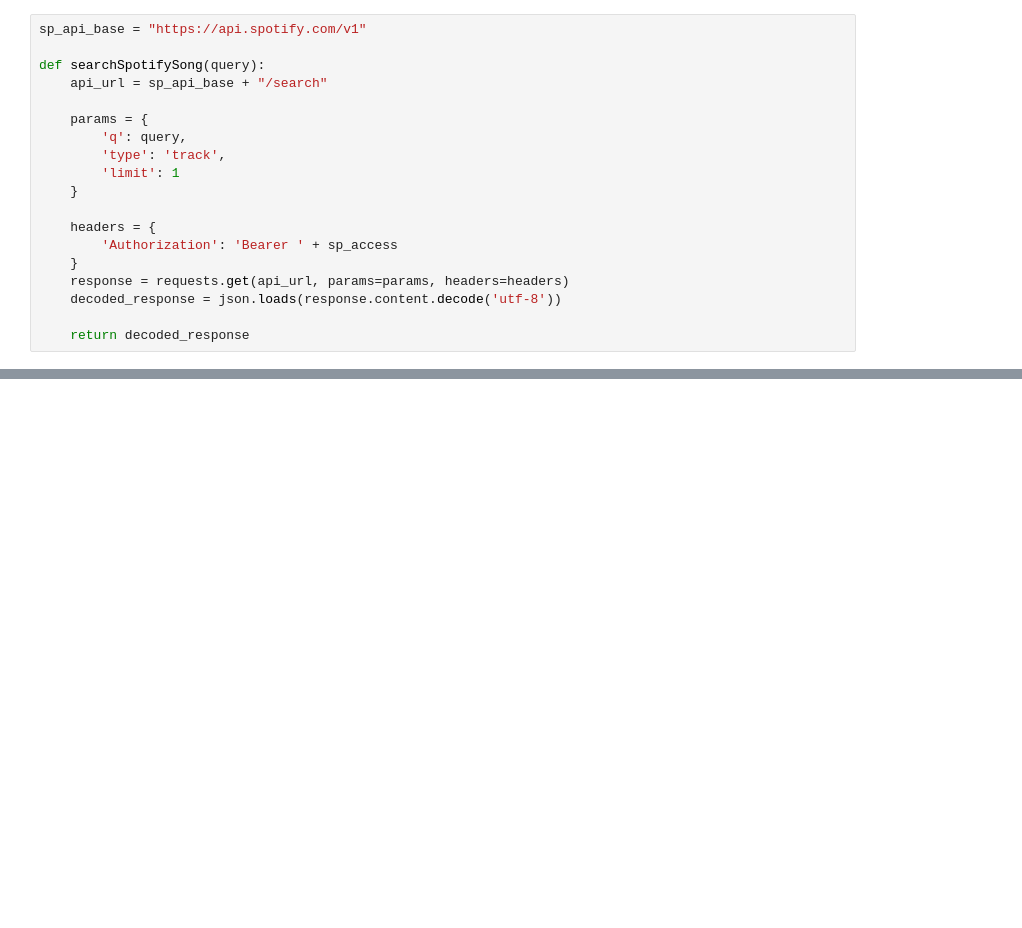
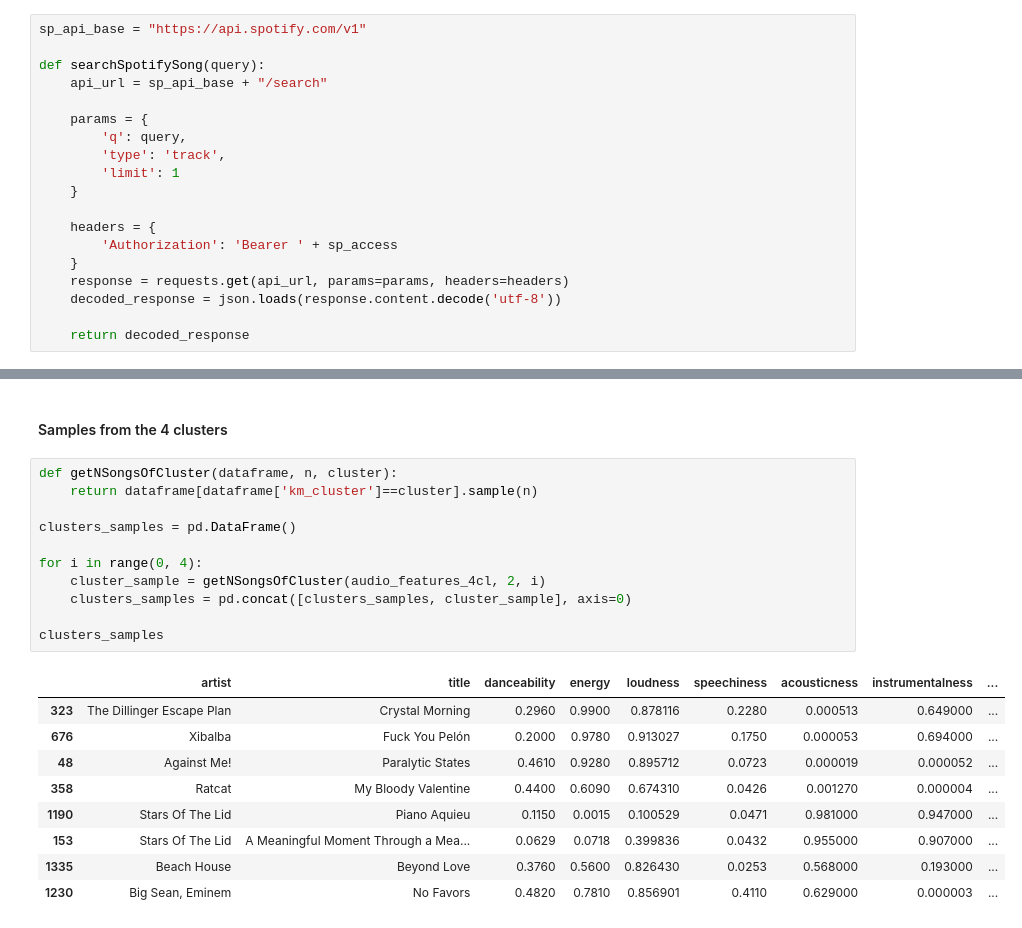
Before and after one commit to vrctin/Track-Clusterization, a Jupyter notebook: Spotify+LastFM clusterization.ipynb, the cells around one changed output, grey strips where cells are left out. Cells and saved outputs as stored; diff of their text form; blank space fills up the shorter version.

```diff
--- a/Spotify+LastFM clusterization.ipynb
+++ b/Spotify+LastFM clusterization.ipynb
@@ -600,0 +479,23 @@ plt.show()
+# %% [markdown]
+#### Samples from the 4 clusters
+# %%
+def getNSongsOfCluster(dataframe, n, cluster):
+    return dataframe[dataframe['km_cluster']==cluster].sample(n)
+
+clusters_samples = pd.DataFrame()
+
+for i in range(0, 4):
+    cluster_sample = getNSongsOfCluster(audio_features_4cl, 2, i)
+    clusters_samples = pd.concat([clusters_samples, cluster_sample], axis=0)
+
+clusters_samples
+# %% [output]
+|  | artist | title | danceability | energy | loudness | speechiness | acousticness | instrumentalness | ... |
+| 323 | The Dillinger Escape Plan | Crystal Morning | 0.2960 | 0.9900 | 0.878116 | 0.2280 | 0.000513 | 0.649000 | ... |
+| 676 | Xibalba | Fuck You Pelón | 0.2000 | 0.9780 | 0.913027 | 0.1750 | 0.000053 | 0.694000 | ... |
+| 48 | Against Me! | Paralytic States | 0.4610 | 0.9280 | 0.895712 | 0.0723 | 0.000019 | 0.000052 | ... |
+| 358 | Ratcat | My Bloody Valentine | 0.4400 | 0.6090 | 0.674310 | 0.0426 | 0.001270 | 0.000004 | ... |
+| 1190 | Stars Of The Lid | Piano Aquieu | 0.1150 | 0.0015 | 0.100529 | 0.0471 | 0.981000 | 0.947000 | ... |
+| 153 | Stars Of The Lid | A Meaningful Moment Through a Mea... | 0.0629 | 0.0718 | 0.399836 | 0.0432 | 0.955000 | 0.907000 | ... |
+| 1335 | Beach House | Beyond Love | 0.3760 | 0.5600 | 0.826430 | 0.0253 | 0.568000 | 0.193000 | ... |
+| 1230 | Big Sean, Eminem | No Favors | 0.4820 | 0.7810 | 0.856901 | 0.4110 | 0.629000 | 0.000003 | ... |
```
Also changed, not shown: parts of 59 cells of this notebook.
